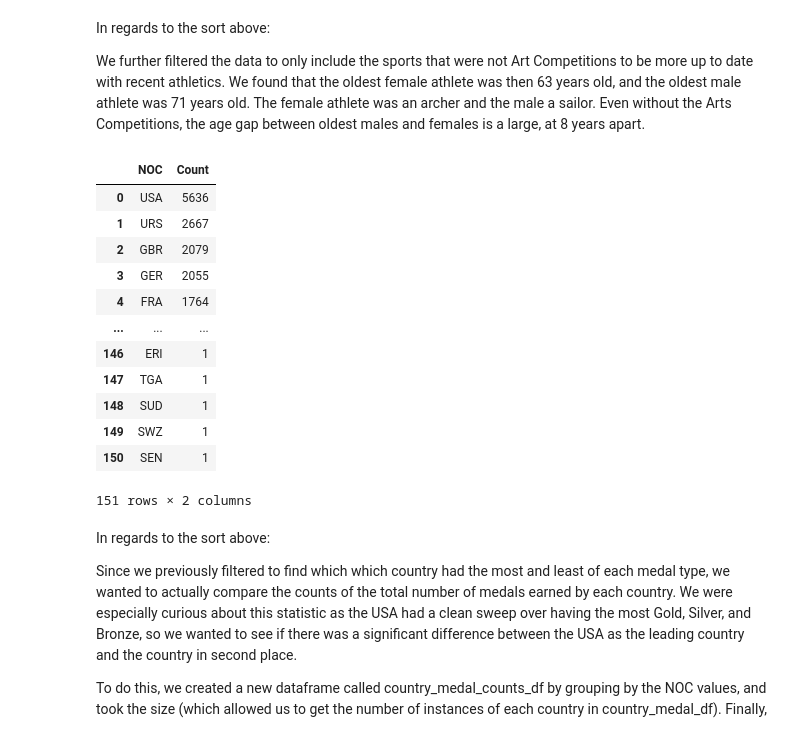
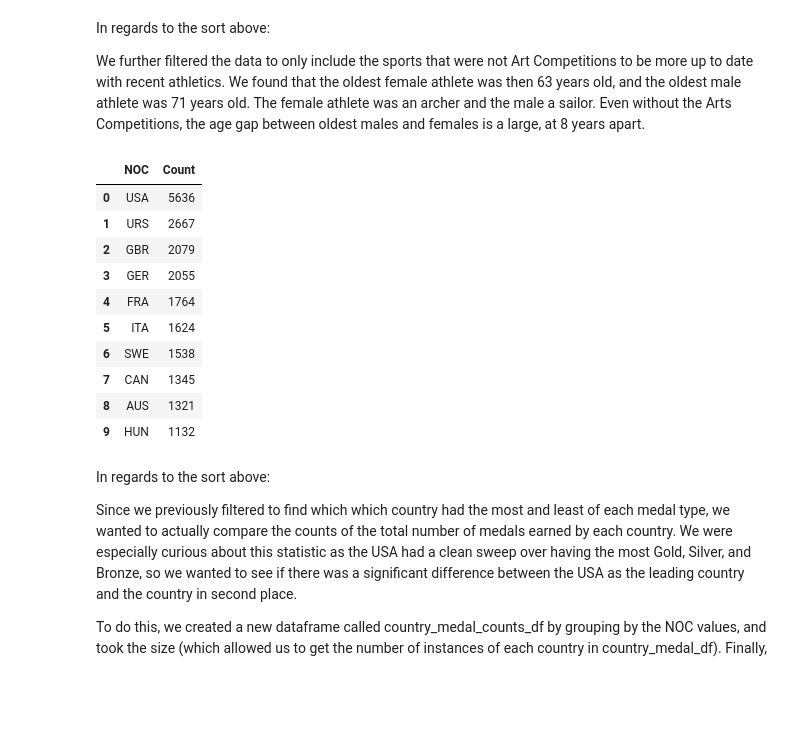
Before and after one commit to srushti-vai/Olympics-Data-Analysis, a Jupyter notebook: Olympics Data Analysis.ipynb, the cells around one changed output. Saved outputs shown, nothing was run; the diff lists cells and outputs as text; code cells hidden in the pictures; blank space fills up the shorter version.

```diff
--- a/Olympics Data Analysis.ipynb
+++ b/Olympics Data Analysis.ipynb
@@ -281,29 +281,27 @@ We further filtered the data to only include the sports that were not Art Compet
 # %%
 # 13
 
 # SORT by number of medals earned by country
 
 # grouping the df by NOC so that we can get the number of instances each country appears
 country_medal_counts_df = country_medals_df.groupby('NOC').size().reset_index()
 country_medal_counts_df.rename(columns={0:'Count'}, inplace=True)
 
 country_medal_counts_df.sort_values(by='Count', ascending=False, ignore_index=True, inplace=True)
 
-display(country_medal_counts_df)
+display(country_medal_counts_df.head(10))
 # %% [output]
 |  | NOC | Count |
 | 0 | USA | 5636 |
 | 1 | URS | 2667 |
 | 2 | GBR | 2079 |
 | 3 | GER | 2055 |
 | 4 | FRA | 1764 |
-| ... | ... | ... |
-| 146 | ERI | 1 |
-| 147 | TGA | 1 |
-| 148 | SUD | 1 |
-| 149 | SWZ | 1 |
-| 150 | SEN | 1 |
+| 5 | ITA | 1624 |
+| 6 | SWE | 1538 |
+| 7 | CAN | 1345 |
+| 8 | AUS | 1321 |
+| 9 | HUN | 1132 |
-151 rows × 2 columns
 # %% [markdown]
 In regards to the sort above:
 
```
